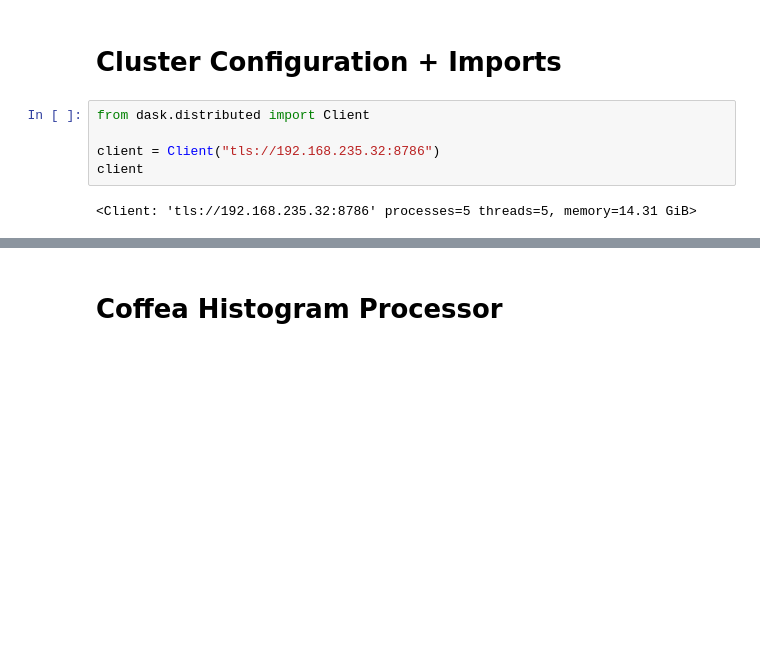
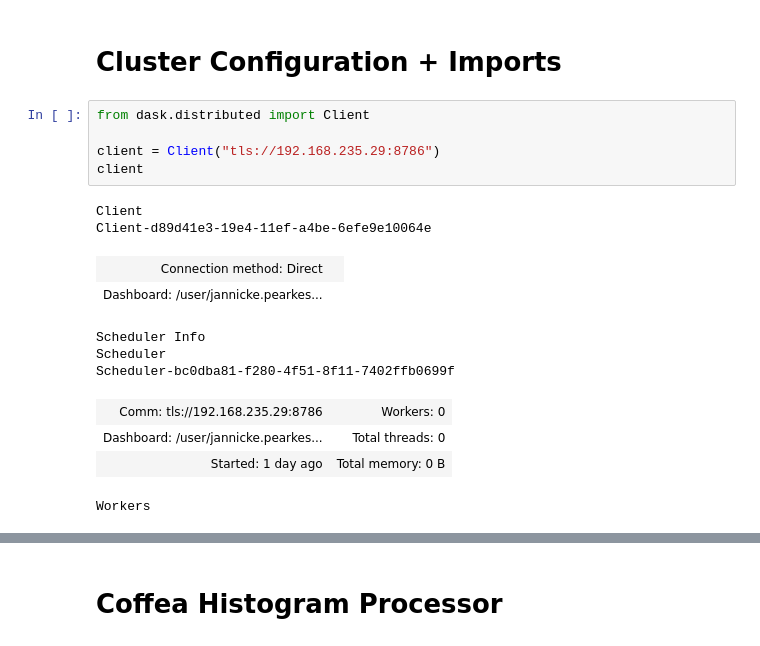
Before and after one commit to ellisonscheuller/coffea_casa, a Jupyter notebook: axo_histos.ipynb, the cells around one changed output, grey strips where cells are left out. Drawn from its saved outputs; the diff is of its cells as text; blank space fills up the shorter version.

```diff
--- a/axo_histos.ipynb
+++ b/axo_histos.ipynb
@@ -1,12 +1,22 @@
 # %% [markdown]
 # Cluster Configuration + Imports
-# %%
-from dask.distributed import Client
-
-client = Client("tls://192.168.235.32:8786")
-client
-# %% [output]
-<Client: 'tls://192.168.235.32:8786' processes=5 threads=5, memory=14.31 GiB>
+# %%
+from dask.distributed import Client
+
+client = Client("tls://192.168.235.29:8786")
+client
+# %% [output]
+Client
+Client-d89d41e3-19e4-11ef-a4be-6efe9e10064e
+| Connection method: Direct |  |
+| Dashboard: /user/jannicke.pearkes... |  |
+Scheduler Info
+Scheduler
+Scheduler-bc0dba81-f280-4f51-8f11-7402ffb0699f
+| Comm: tls://192.168.235.29:8786 | Workers: 0 |
+| Dashboard: /user/jannicke.pearkes... | Total threads: 0 |
+| Started: 1 day ago | Total memory: 0 B |
+Workers
 # %%
 import hist
 import time
```
Also changed, not shown: parts of 2 cells of this notebook.
